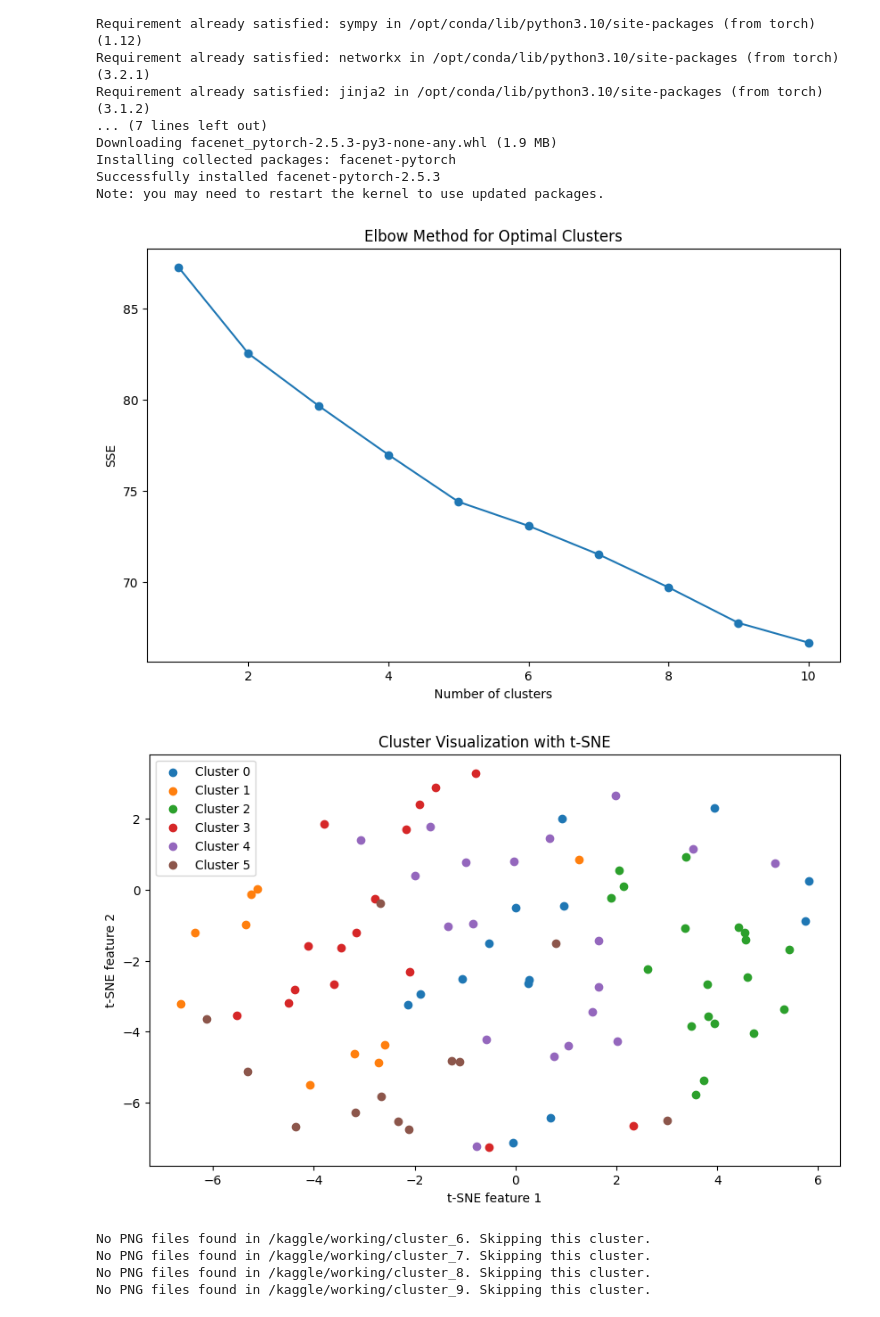
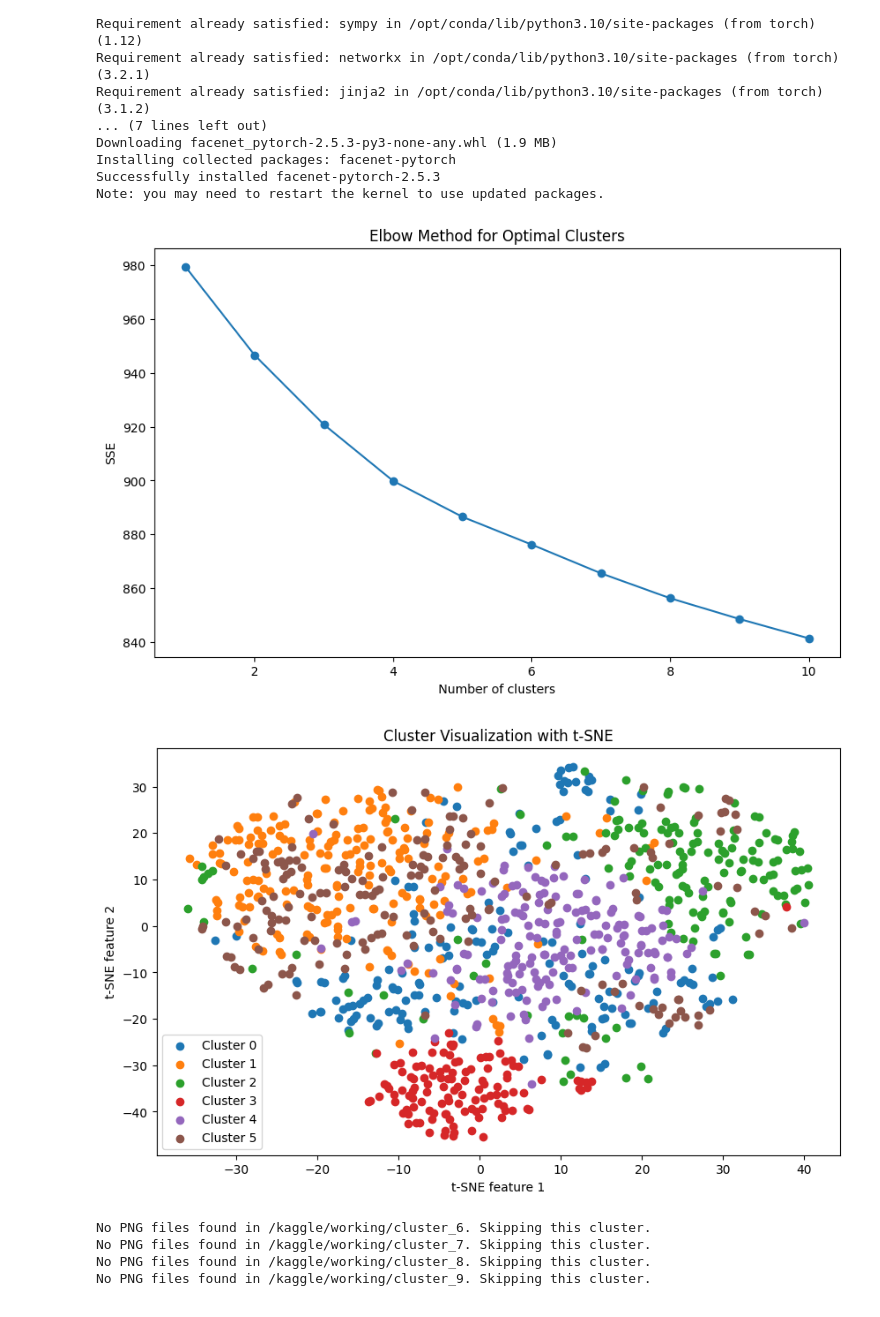
Before and after one commit to Yurich3112/Face-Clusterization, a Jupyter notebook: face-clustering.ipynb, the cells around one changed output. Drawn from its saved outputs; the diff is of its cells as text; code cells hidden in the pictures.

```diff
--- a/face-clustering.ipynb
+++ b/face-clustering.ipynb
@@ -41,7 +41,7 @@ transform = transforms.Compose([
 ])
 
 images_folder = '/kaggle/input/face-test'
-images_dir = os.listdir(images_folder)[:90]
+images_dir = os.listdir(images_folder)[:1000]
 
 embeddings = []
 processed_image_paths = []
@@ -68,35 +68,35 @@ plt.plot(range(1, 11), sse, marker='o')
 plt.title('Elbow Method for Optimal Clusters')
 plt.xlabel('Number of clusters')
 plt.ylabel('SSE')
 plt.show()
 
 # Choose an optimal number of clusters based on the elbow plot (for example, 5)
 optimal_clusters = 6  # Adjust this based on your elbow plot observation
 kmeans = KMeans(n_clusters=optimal_clusters, random_state=0, n_init=10).fit(embeddings)
 
 # Cluster Visualization with t-SNE
 tsne = TSNE(n_components=2, random_state=0)
 tsne_results = tsne.fit_transform(embeddings)
 
 plt.figure(figsize=(10, 6))
 for i in range(optimal_clusters):
     plt.scatter(tsne_results[kmeans.labels_ == i, 0], tsne_results[kmeans.labels_ == i, 1], label=f'Cluster {i}')
 plt.title('Cluster Visualization with t-SNE')
 plt.xlabel('t-SNE feature 1')
 plt.ylabel('t-SNE feature 2')
 plt.legend()
 plt.show()
 
 # Create folders for each cluster and copy images accordingly
 for cluster_id in range(10):
     os.makedirs(f'/kaggle/working/cluster_{cluster_id}', exist_ok=True)  # Use a writable directory
 
 for img_path, cluster_label in zip(processed_image_paths, kmeans.labels_):
     destination = os.path.join(f'/kaggle/working/cluster_{cluster_label}', os.path.basename(img_path))
     shutil.copy(img_path, destination)  # Use copy instead of move
 # %% [output]
-[figure, old version]
+[figure, new version]
-[figure, old version]
+[figure, new version]
 # %%
 from PIL import Image
 import numpy as np
```
